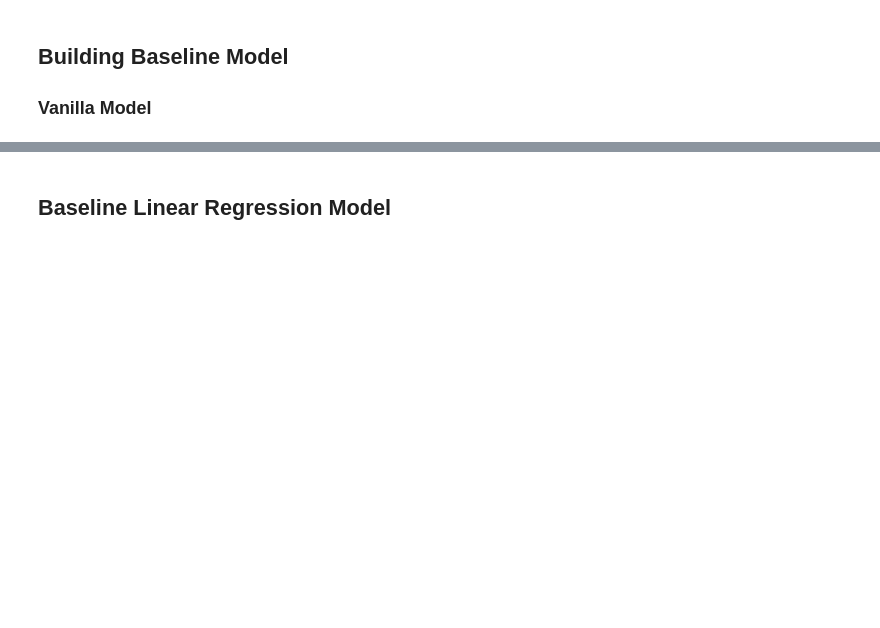
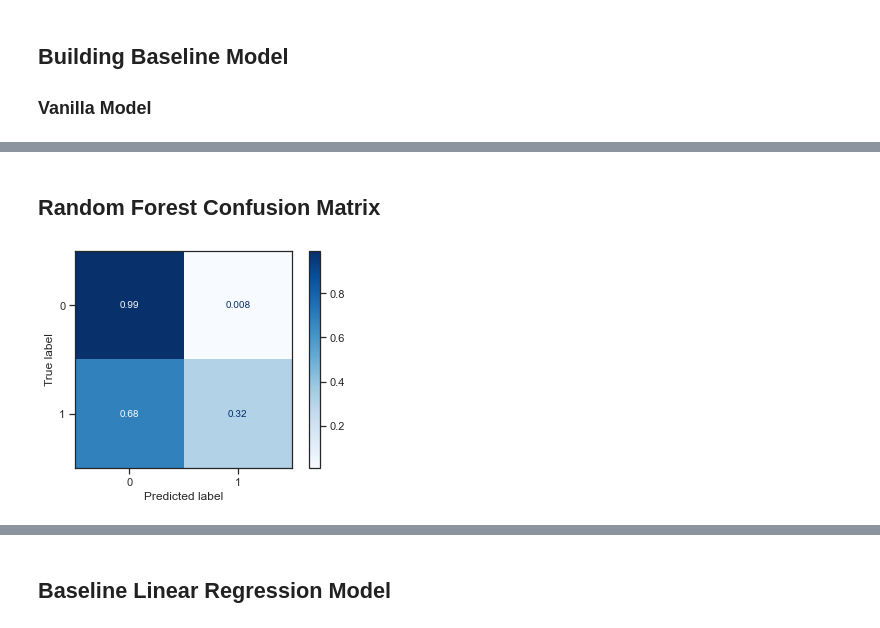
Before and after one commit to ldwilker10/predicting_diabetes_project, a Jupyter notebook: phase3_rough_draft/diabetes_2_rough_draft.ipynb, the cells around one changed output, grey strips where cells are left out. Saved outputs shown, nothing was run; the diff lists cells and outputs as text; code cells hidden in the pictures; blank space fills up the shorter version.

```diff
--- a/phase3_rough_draft/diabetes_2_rough_draft.ipynb
+++ b/phase3_rough_draft/diabetes_2_rough_draft.ipynb
@@ -515,0 +625,19 @@ print('*******************')
+# %%
+# Finding best classifier:
+
+rf = RandomForestClassifier(class_weight = 'balanced')
+knn = KNeighborsClassifier( )
+dt = DecisionTreeClassifier(class_weight = 'balanced')
+
+models = [rf, knn, dt, baseline_logreg]
+
+for model in models:
+    model.fit(X_train_scaled, y_train)
+    y_preds_test = model.predict(X_test_scaled)
+    training_preds = model.predict(X_train_scaled)
+    delta = ((f1_score(y_train, training_preds, average = 'weighted'))-f1_score(y_test, y_preds_test, average = 'weighted'))
+    print('Model:', model)
+    print('Training F1:', f1_score(y_train, training_preds, average = 'weighted'))
+    print('Test F1:', f1_score(y_test, y_preds_test, average = 'weighted'))
+    print('F1-Score Delta: {:.3}'.format(delta))
+    print('\n****************************\n')
@@ -515,0 +662,11 @@ print('*******************')
+# %% [markdown]
+## Random Forest Confusion Matrix
+# %%
+# Displaying a confusion matrix
+plot_confusion_matrix(rf, X_test_scaled, y_test,
+                     cmap=plt.cm.Blues, normalize = 'true')
+plt.grid(False)
+
+plt.show()
+# %% [output]
+[figure, added]
```
Also changed, not shown: parts of 19 cells of this notebook.
